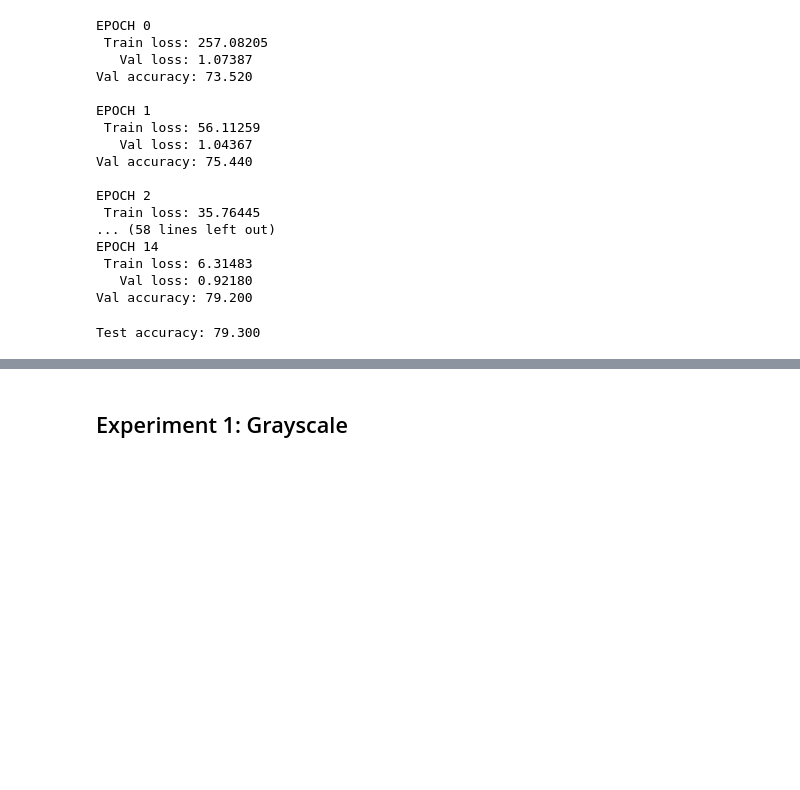
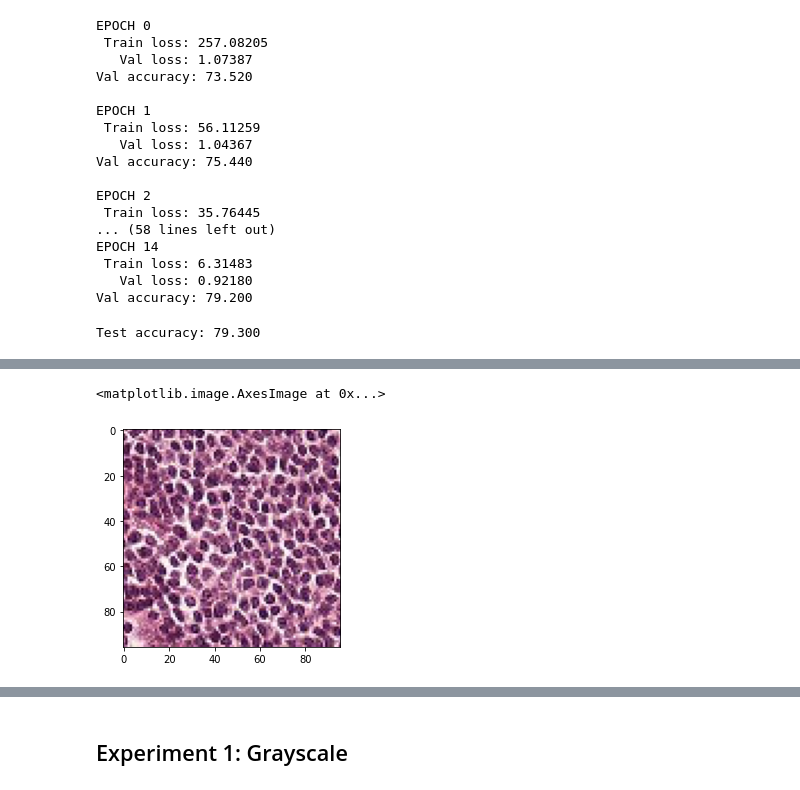
Before and after one commit to waleedrana1/NeuralNetsProject, a Jupyter notebook: Neural_Net_final_project.ipynb, the cells around one changed output, grey strips where cells are left out. Cells and saved outputs as stored; diff of their text form; code cells hidden in the pictures; blank space fills up the shorter version.

```diff
--- a/Neural_Net_final_project.ipynb
+++ b/Neural_Net_final_project.ipynb
@@ -252,0 +255,34 @@ Test accuracy: 79.300
+# %%
+def extract_examples(model, test_loader):
+    t_pos = []
+    t_neg = []
+    f_pos = []
+    f_neg = []
+    with torch.no_grad():
+        for inputs, labels in test_loader:
+            outputs = model(inputs)
+            predicted = (outputs > .5).int().squeeze()
+            for i, val in enumerate(zip(labels, predicted)):
+                true = val[0].item()
+                pred = val[1].item()
+                if true == 0:
+                    if pred == 0:
+                        # not cancer, predicted no cancer
+                        t_neg.append(inputs[i])
+                    else:
+                        #no cancer, predicted cancer
+                        f_pos.append(inputs[i])
+                else:
+                    if pred == 0:
+                        # cancer, predicted no cancer
+                        f_neg.append(inputs[i])
+                    else:
+                        #cancer, predicted cancer
+                        t_pos.append(inputs[i])
+    t_pos = torch.stack(t_pos)
+    f_neg = torch.stack(f_neg)
+    f_pos = torch.stack(f_pos)
+    t_neg = torch.stack(t_neg)
+    return t_pos, f_neg, f_pos, t_neg
+
+t_pos, f_neg, f_pos, t_neg = extract_examples(model, test_loader)
@@ -252,0 +311,6 @@ Test accuracy: 79.300
+# %%
+# example true negative
+plt.imshow(t_neg[0].permute(1,2,0).type(torch.LongTensor))
+# %% [output]
+<matplotlib.image.AxesImage at 0x...>
+[figure, added]
```
Also changed, not shown: parts of 16 cells of this notebook, 1 other file.
